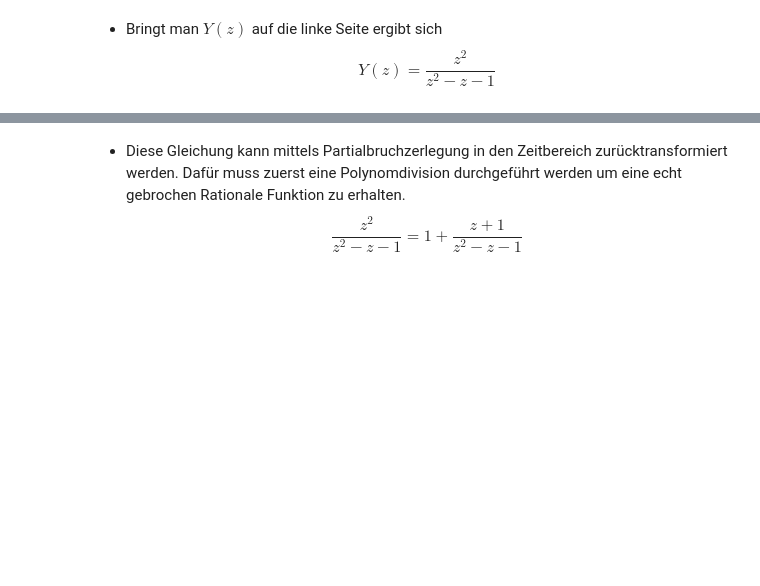
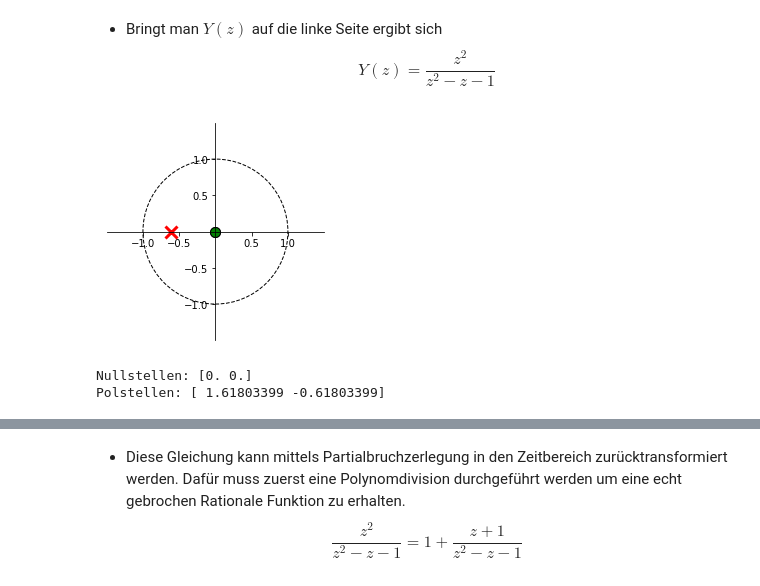
Before and after one commit to DooomiT/Signale-und-Systeme-Projektaufgabe, a Jupyter notebook: Z-Transformation.ipynb, the cells around one changed output, grey strips where cells are left out. Drawn from its saved outputs; the diff is of its cells as text; code cells hidden in the pictures; blank space fills up the shorter version.

```diff
--- a/Z-Transformation.ipynb
+++ b/Z-Transformation.ipynb
@@ -564,3 +784,13 @@ $$'
 $$
     Y(z) = \frac{z^2}{z^2 - z - 1}
 $$
+# %%
+b = np.array([1, 0, 0])
+a = np.array([1, -1, -1])
+z,p,a = zplane(b,a)
+print(f"Nullstellen: {z}")
+print(f"Polstellen: {p}")
+# %% [output]
+[figure, added]
+Nullstellen: [0. 0.]
+Polstellen: [ 1.61803399 -0.61803399]
```
Also changed, not shown: parts of 16 cells of this notebook, 16 other files.
